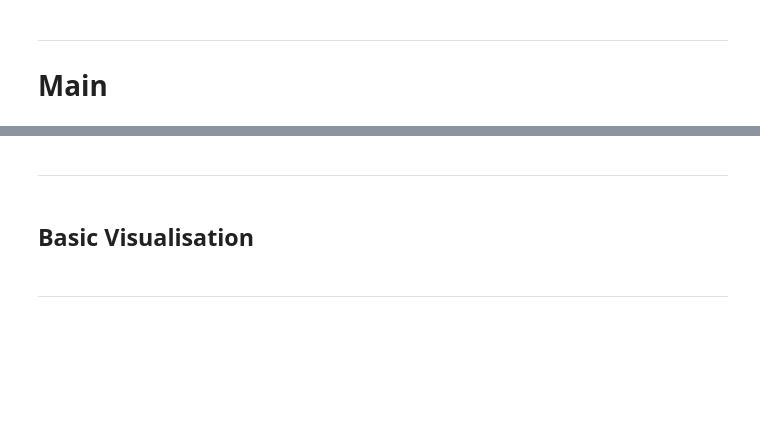
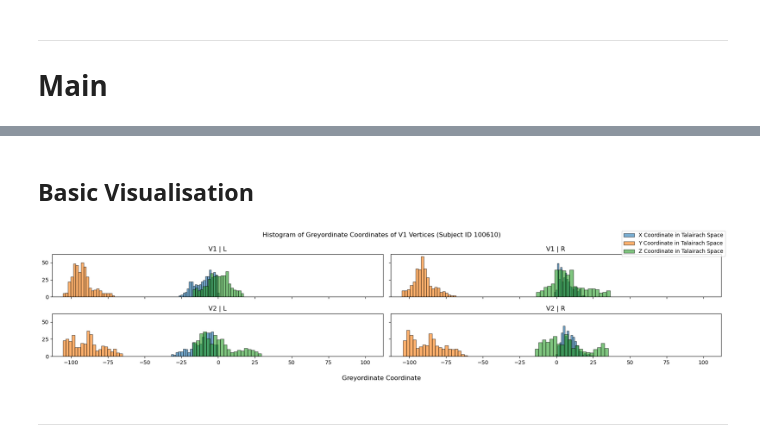
Before and after one commit to pulkitgoyal56/HCP-Playground, a Jupyter notebook: prfresults.ipynb, the cells around one changed output, grey strips where cells are left out. Drawn from its saved outputs; the diff is of its cells as text; code cells hidden in the pictures; blank space fills up the shorter version.

Commit message:
update prfresults.ipynb
- working code for df of all subjects
-! bug in filter_labels() for all subjects
-- does not match dfv_i

```diff
--- a/prfresults.ipynb
+++ b/prfresults.ipynb
@@ -376,0 +459,2 @@ df_100610 = df.loc[df['sid'] == 100610]
+# %%
+dfv_i = filter_labels(df_i, roi, merge_dorsal_ventral=True)
@@ -418,32 +475,0 @@ CASE = 2
-# %%
-if CASE == 1:
-    dfv_100610_ = dfv_1
-elif CASE == 2:
-    dfv = dfv_2
-    roi = roi_2
-    roi_colors = roi_colors_2
-    # roi_markers = roi_markers_2
-# %%
-if CASE == 1:
-    dfv_100610 = dfv_1
-    roi = roi_1
-    roi_colors = roi_colors_1
-    # roi_markers = roi_markers_1
-elif CASE == 2:
-    dfv = dfv_2
-    roi = roi_2
-    roi_colors = roi_colors_2
-    # roi_markers = roi_markers_2
-# %%
-if CASE == 1:
-    dfv_100610 = dfv_1
-    roi = roi_1
-    roi_colors = roi_colors_1
-    # roi_markers = roi_markers_1
-elif CASE == 2:
-    dfv = dfv_2
-    roi = roi_2
-    roi_colors = roi_colors_2
-    # roi_markers = roi_markers_2
-# %% [markdown]
----
@@ -455,23 +478,25 @@ dfv_l = dfv[dfv['hemisphere'] == 'L']
 # %%
 %matplotlib inline
 fig, axs = plt.subplots(len(roi), 2, figsize=(18, 2*len(roi)), sharex=True, sharey=True)
 
 for i, label_i in enumerate(roi):
     for j, hemisphere in enumerate(['L', 'R']):
         for coordinate_axis in ['x', 'y', 'z']:
-            axs[i][j].hist(dfv[(dfv[label].str.contains(label_i)) & (dfv['hemisphere'] == hemisphere)][coordinate_axis],
+            axs[i][j].hist(dfv_i[(dfv_i[label].str.contains(label_i)) & (dfv_i['hemisphere'] == hemisphere)][coordinate_axis],
                        bins=20, edgecolor='black', alpha=0.6,
                        label=f'{f"{coordinate_axis.upper()} Coordinate in Talairach Space" if i == j == 0 else ""}'
             )
             axs[i][j].set_title(f'{label_i} | {hemisphere}')
 
 axs[0][0].set_xlim([None, 112])
 
 fig.supxlabel('Greyordinate Coordinate')
-fig.suptitle('Histogram of Greyordinate Coordinates of V1 Vertices')
+fig.suptitle(f'Histogram of Greyordinate Coordinates of V1 Vertices (Subject ID {I})')
 fig.legend()
 
 plt.tight_layout()
+# %% [output]
+[figure, added]
 # %% [markdown]
 ---
 # %%
```
Also changed, not shown: parts of 62 cells of this notebook.
